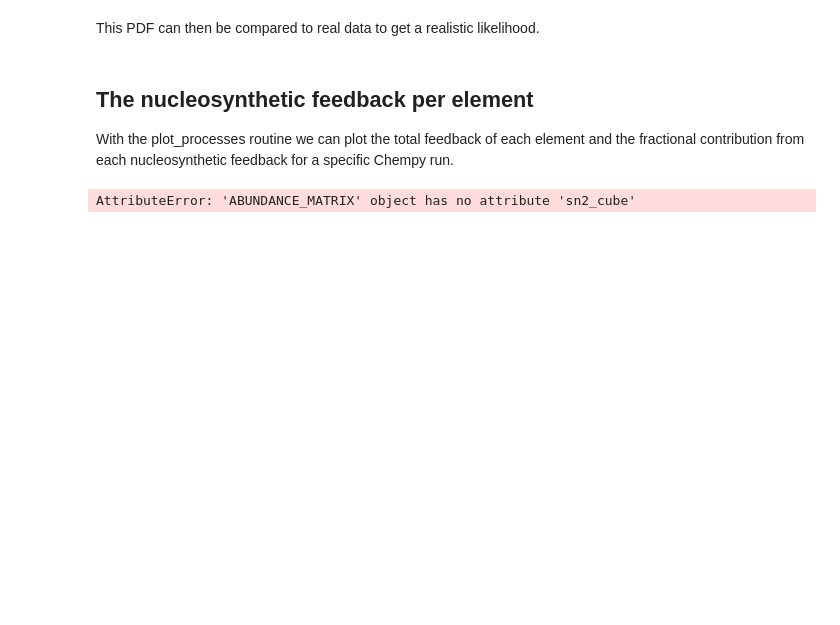
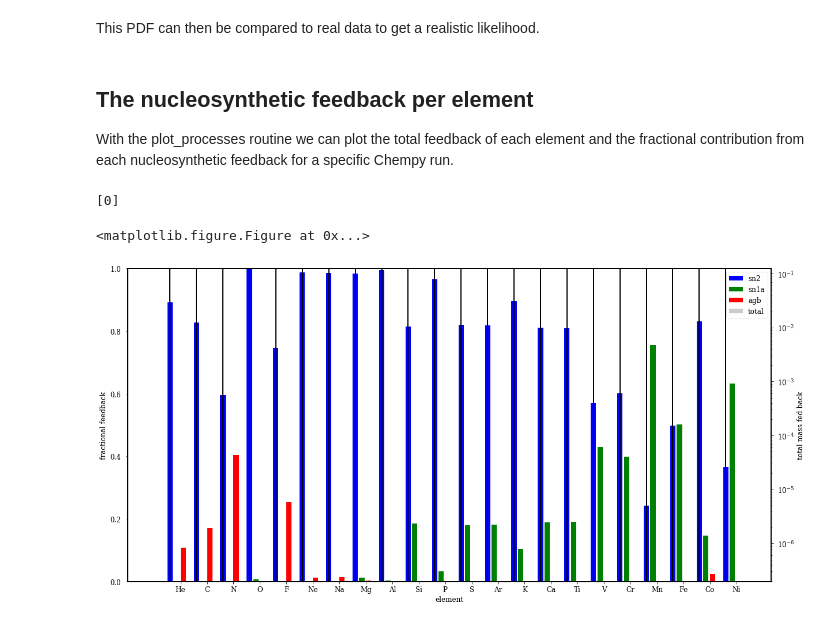
Before and after one commit to jan-rybizki/Chempy, a Jupyter notebook: tutorials/5-Chempy_function.ipynb, the cells around one changed output. Cells and saved outputs as stored; diff of their text form; code cells hidden in the pictures; blank space fills up the shorter version.

```diff
--- a/tutorials/5-Chempy_function.ipynb
+++ b/tutorials/5-Chempy_function.ipynb
@@ -430,8 +417,10 @@ With the plot_processes routine we can plot the total feedback of each element a
 # %%
 # Loading the routine and plotting the process contribution into the current folder
 # Total enrichment mass in gray to the right, single process fractional contribution to the left
 
-#from Chempy.data_to_test import plot_processes
-#plot_processes(True,a.name_string,cube.sn2_cube,cube.sn1a_cube,cube.agb_cube,a.element_names,np.copy(cube),a.number_of_models_overplotted)
+from Chempy.data_to_test import plot_processes
+plot_processes(True,a.name_string,cube.sn2_cube,cube.sn1a_cube,cube.agb_cube,a.element_names,np.copy(cube),a.number_of_models_overplotted)
 # %% [output]
-AttributeError: 'ABUNDANCE_MATRIX' object has no attribute 'sn2_cube'
+[0]
+<matplotlib.figure.Figure at 0x...>
+[figure, added]
```
Also changed, not shown: parts of 9 cells of this notebook, 10 other files.
